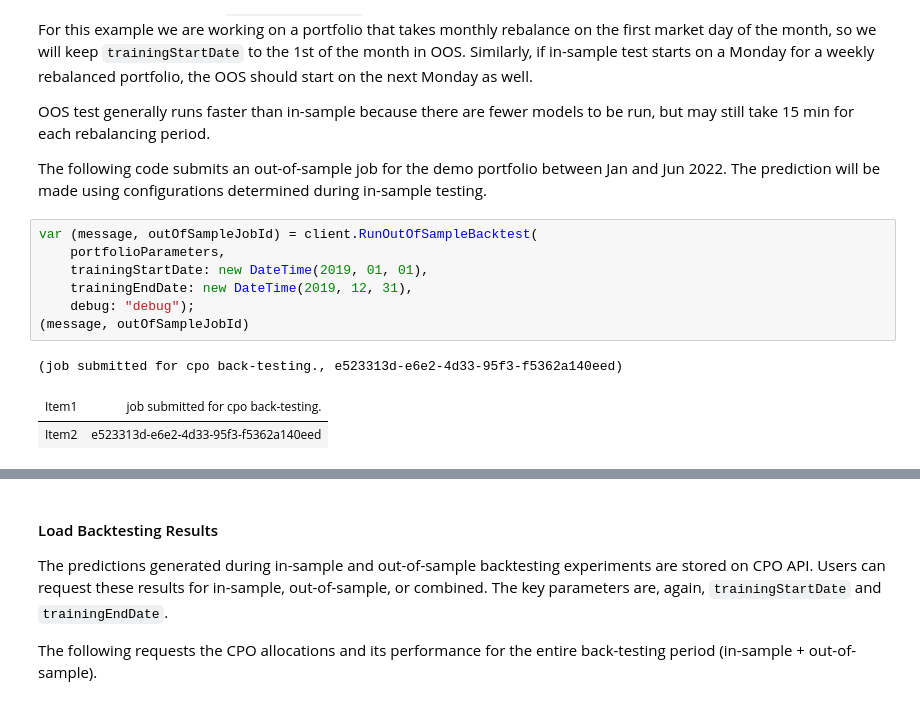
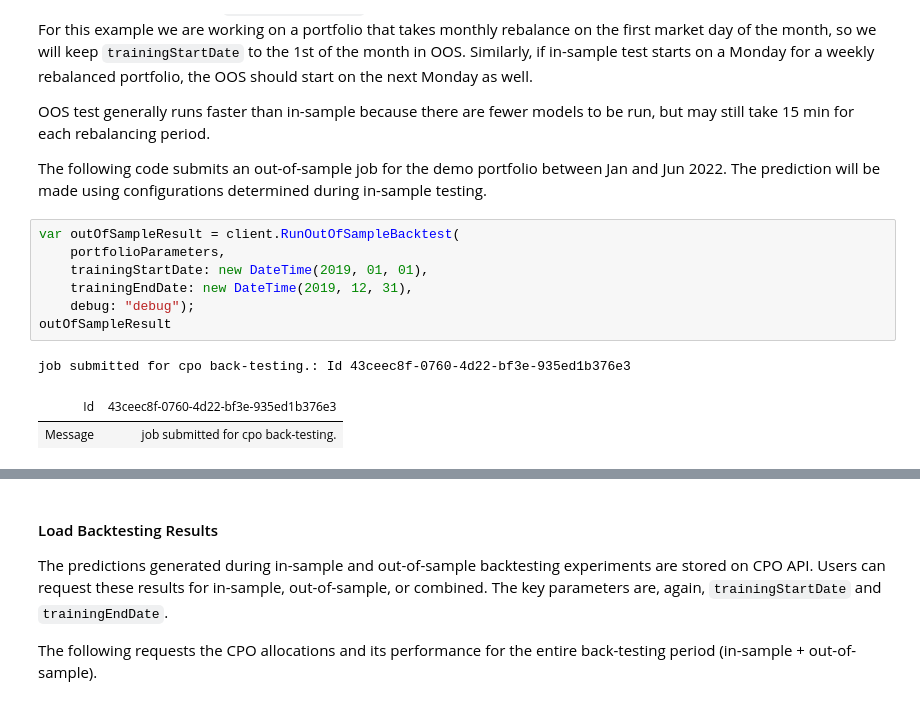
Before and after one commit to QuantConnect/PredictNowNET, a Jupyter notebook: PredictNowNET-Example-CSharp.ipynb, the cells around one changed output, grey strips where cells are left out. Drawn from its saved outputs; the diff is of its cells as text.

```diff
--- a/PredictNowNET-Example-CSharp.ipynb
+++ b/PredictNowNET-Example-CSharp.ipynb
@@ -161,15 +165,15 @@ OOS test generally runs faster than in-sample because there are fewer models to
 
 The following code submits an out-of-sample job for the demo portfolio between Jan and Jun 2022. The prediction will be made using configurations determined during in-sample testing.
 # %%
-var (message, outOfSampleJobId) = client.RunOutOfSampleBacktest(
+var outOfSampleResult = client.RunOutOfSampleBacktest(
     portfolioParameters,
     trainingStartDate: new DateTime(2019, 01, 01),
     trainingEndDate: new DateTime(2019, 12, 31),
     debug: "debug");
-(message, outOfSampleJobId)
+outOfSampleResult
 # %% [output]
-(job submitted for cpo back-testing., e523313d-e6e2-4d33-95f3-f5362a140eed)
+job submitted for cpo back-testing.: Id 43ceec8f-0760-4d22-bf3e-935ed1b376e3
-| Item1 | job submitted for cpo back-testing. |
-| Item2 | e523313d-e6e2-4d33-95f3-f5362a140eed |
+| Id | 43ceec8f-0760-4d22-bf3e-935ed1b376e3 |
+| Message | job submitted for cpo back-testing. |
 # %%
 // Check status
```
Also changed, not shown: parts of 8 cells of this notebook, 6 other files.
